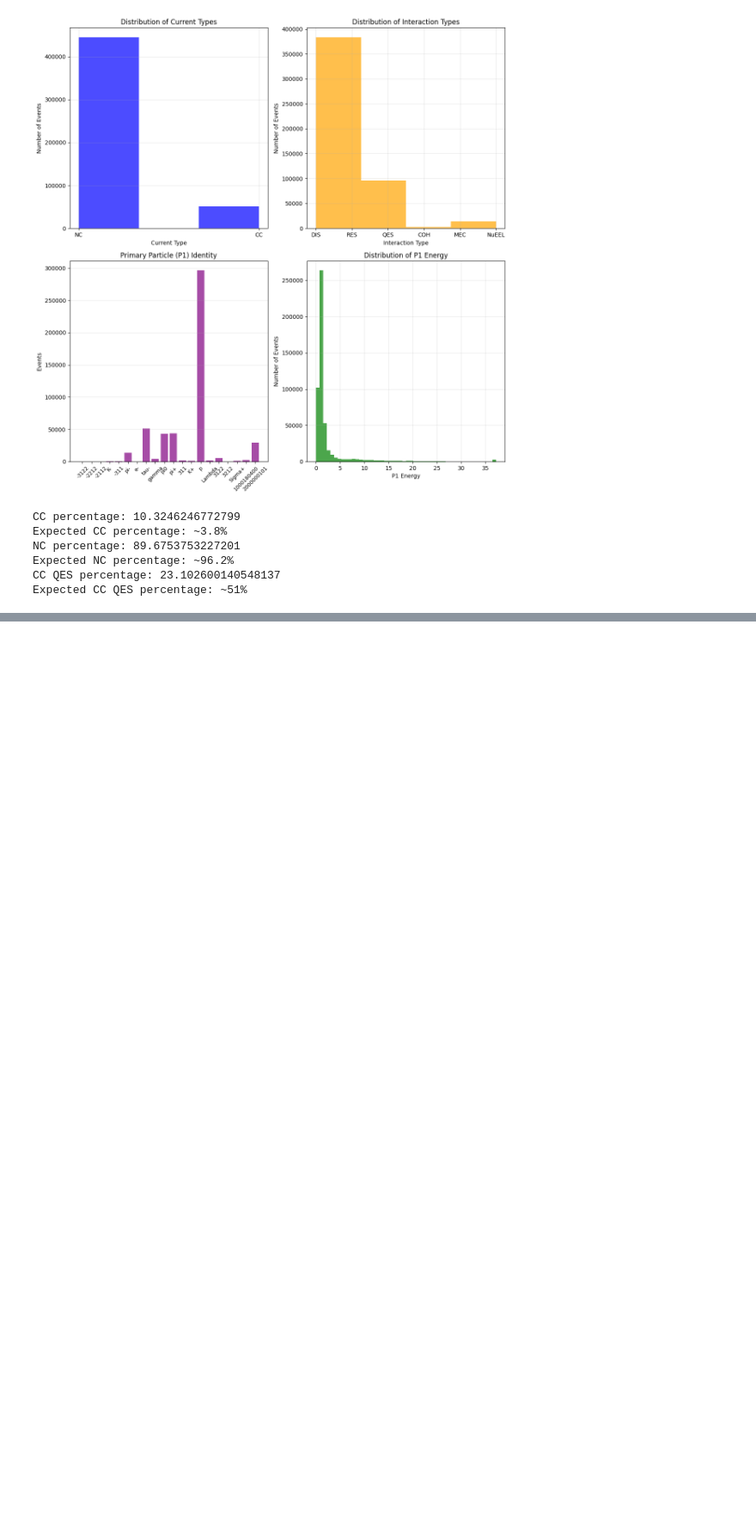
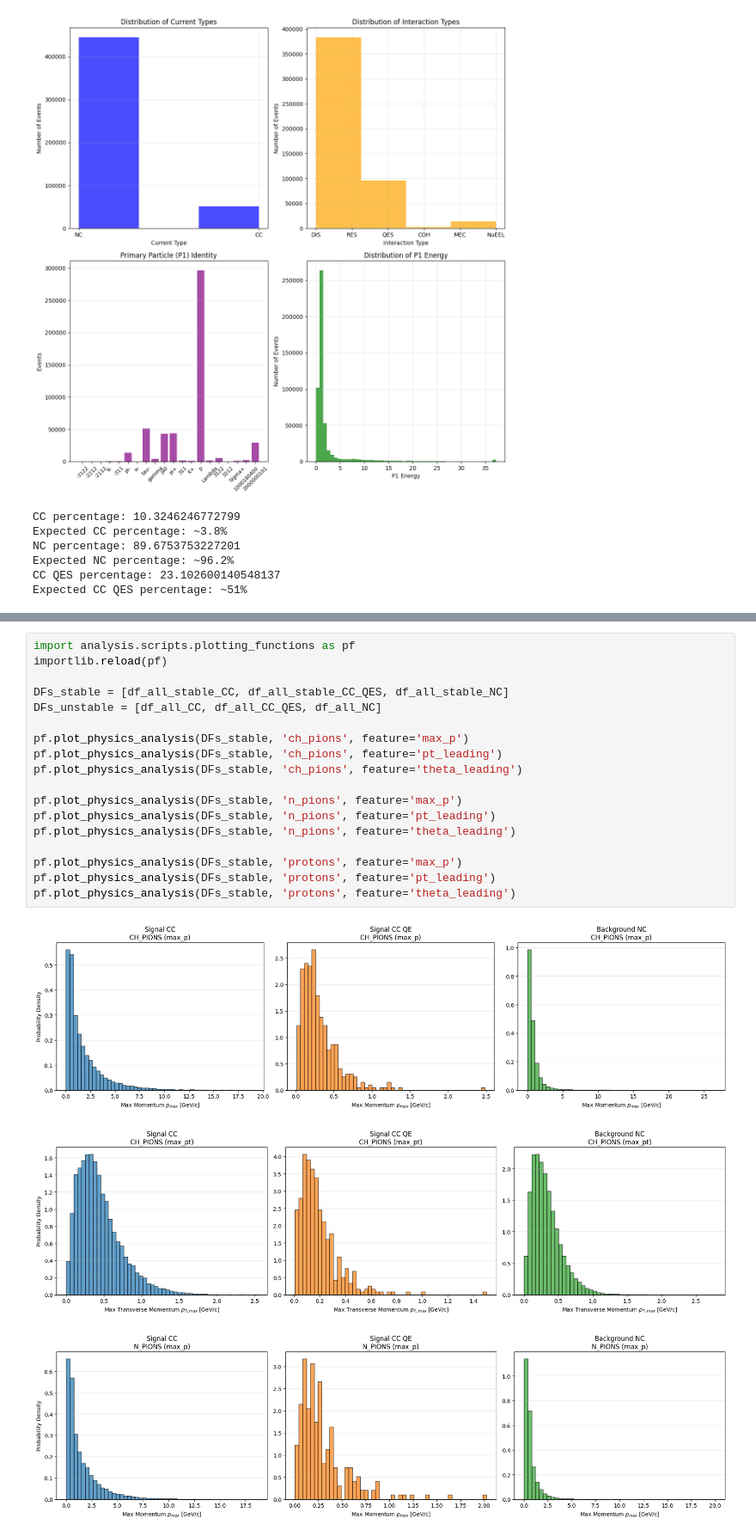
Before and after one commit to PasiekaFUW/Masters_Thesis, a Jupyter notebook: Lab/analysis/GJNuTau.ipynb, the cells around one changed output, grey strips where cells are left out. Shown at 86% size. Saved outputs shown, nothing was run; the diff lists cells and outputs as text; blank space fills up the shorter version.

```diff
--- a/Lab/analysis/GJNuTau.ipynb
+++ b/Lab/analysis/GJNuTau.ipynb
@@ -83,0 +161,22 @@ pf.plot_tau_energy(df_all_stable)
+# %%
+import analysis.scripts.plotting_functions as pf
+importlib.reload(pf)
+
+DFs_stable = [df_all_stable_CC, df_all_stable_CC_QES, df_all_stable_NC]
+DFs_unstable = [df_all_CC, df_all_CC_QES, df_all_NC]
+
+pf.plot_physics_analysis(DFs_stable, 'ch_pions', feature='max_p')
+pf.plot_physics_analysis(DFs_stable, 'ch_pions', feature='pt_leading')
+pf.plot_physics_analysis(DFs_stable, 'ch_pions', feature='theta_leading')
+
+pf.plot_physics_analysis(DFs_stable, 'n_pions', feature='max_p')
+pf.plot_physics_analysis(DFs_stable, 'n_pions', feature='pt_leading')
+pf.plot_physics_analysis(DFs_stable, 'n_pions', feature='theta_leading')
+
+pf.plot_physics_analysis(DFs_stable, 'protons', feature='max_p')
+pf.plot_physics_analysis(DFs_stable, 'protons', feature='pt_leading')
+pf.plot_physics_analysis(DFs_stable, 'protons', feature='theta_leading')
+# %% [output]
+[figure, added]
+[figure, added]
+[figure, added]
```
Also changed, not shown: parts of 8 cells of this notebook, 1 other file.
